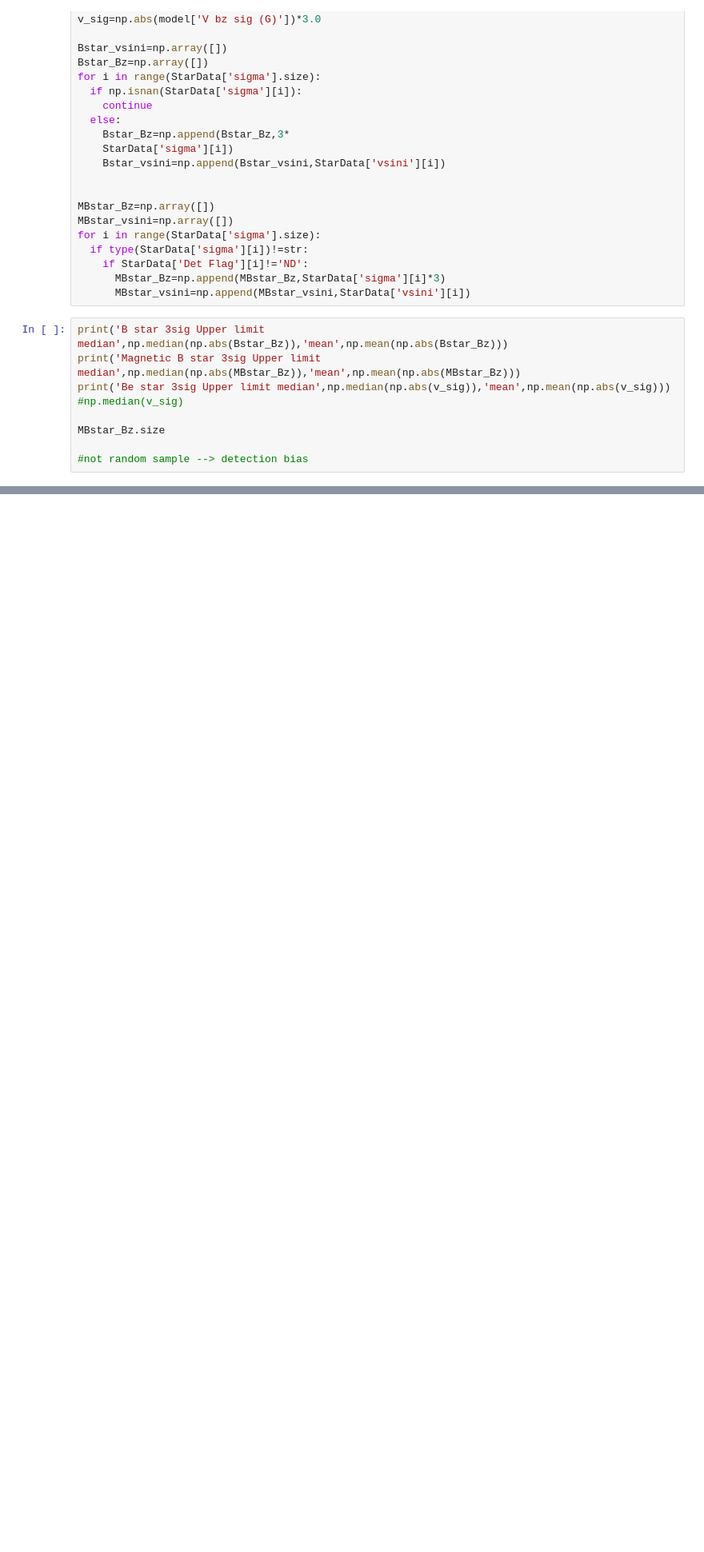
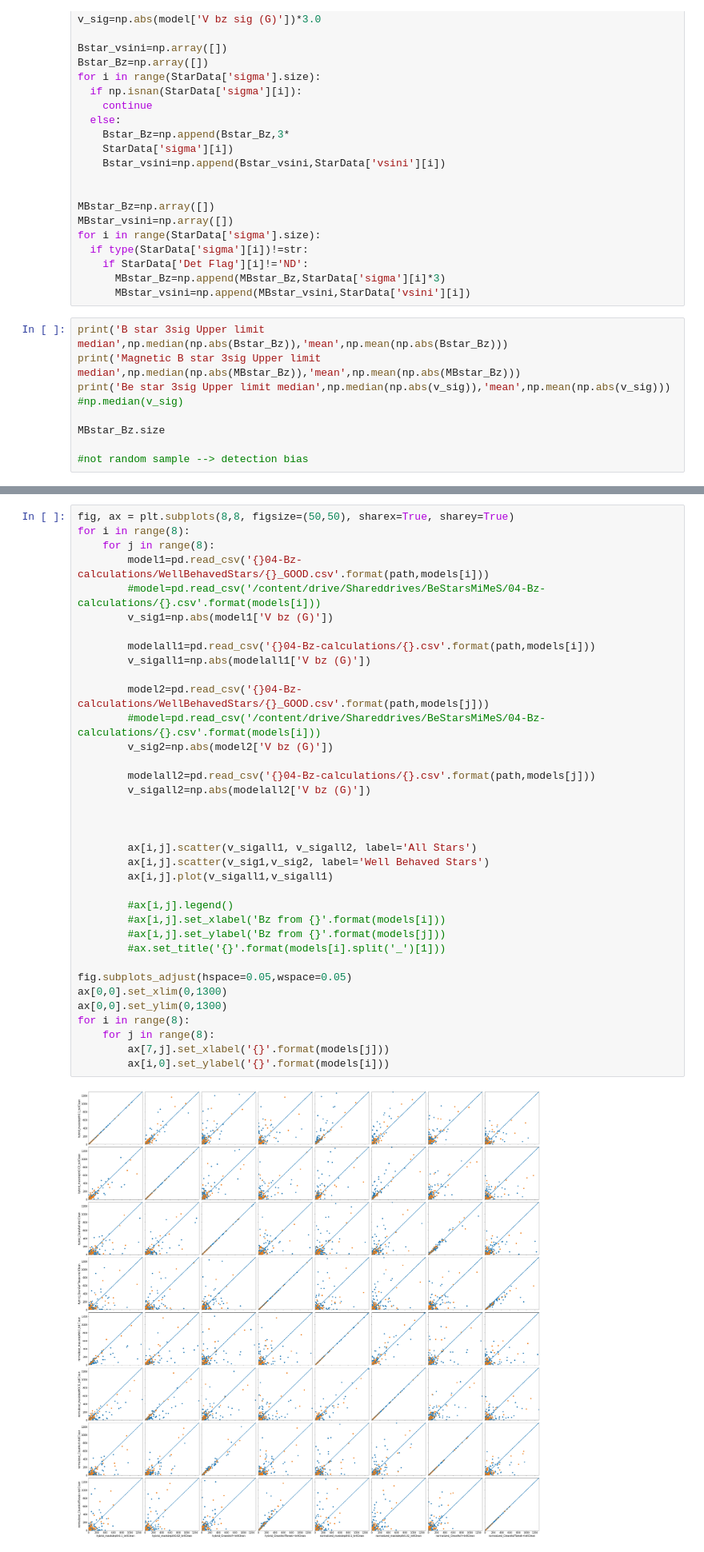
Before and after one commit to veropetit/BeStarsMiMeS, a Jupyter notebook: 04-Bz-calculations/04-Bstars.ipynb, the cells around one changed output, grey strips where cells are left out. Shown at 80% size. Saved outputs shown, nothing was run; the diff lists cells and outputs as text; blank space fills up the shorter version.

```diff
--- a/04-Bz-calculations/04-Bstars.ipynb
+++ b/04-Bz-calculations/04-Bstars.ipynb
@@ -394,0 +473,38 @@ with PdfPages('04-Bz-calculations/Bz_hybridvnorm.pdf') as pdf:
+# %%
+fig, ax = plt.subplots(8,8, figsize=(50,50), sharex=True, sharey=True)
+for i in range(8):
+    for j in range(8):
+        model1=pd.read_csv('{}04-Bz-calculations/WellBehavedStars/{}_GOOD.csv'.format(path,models[i]))
+        #model=pd.read_csv('/content/drive/Shareddrives/BeStarsMiMeS/04-Bz-calculations/{}.csv'.format(models[i]))
+        v_sig1=np.abs(model1['V bz (G)'])
+
+        modelall1=pd.read_csv('{}04-Bz-calculations/{}.csv'.format(path,models[i]))
+        v_sigall1=np.abs(modelall1['V bz (G)'])
+
+        model2=pd.read_csv('{}04-Bz-calculations/WellBehavedStars/{}_GOOD.csv'.format(path,models[j]))
+        #model=pd.read_csv('/content/drive/Shareddrives/BeStarsMiMeS/04-Bz-calculations/{}.csv'.format(models[i]))
+        v_sig2=np.abs(model2['V bz (G)'])
+
+        modelall2=pd.read_csv('{}04-Bz-calculations/{}.csv'.format(path,models[j]))
+        v_sigall2=np.abs(modelall2['V bz (G)'])
+
+
+
+        ax[i,j].scatter(v_sigall1, v_sigall2, label='All Stars')
+        ax[i,j].scatter(v_sig1,v_sig2, label='Well Behaved Stars')
+        ax[i,j].plot(v_sigall1,v_sigall1)
+
+        #ax[i,j].legend()
+        #ax[i,j].set_xlabel('Bz from {}'.format(models[i]))
+        #ax[i,j].set_ylabel('Bz from {}'.format(models[j]))
+        #ax.set_title('{}'.format(models[i].split('_')[1]))
+
+fig.subplots_adjust(hspace=0.05,wspace=0.05)
+ax[0,0].set_xlim(0,1300)
+ax[0,0].set_ylim(0,1300)
+for i in range(8):
+    for j in range(8):
+        ax[7,j].set_xlabel('{}'.format(models[j]))
+        ax[i,0].set_ylabel('{}'.format(models[i]))
+# %% [output]
+[figure, added]
```
Also changed, not shown: parts of 17 cells of this notebook, 10 other files.
